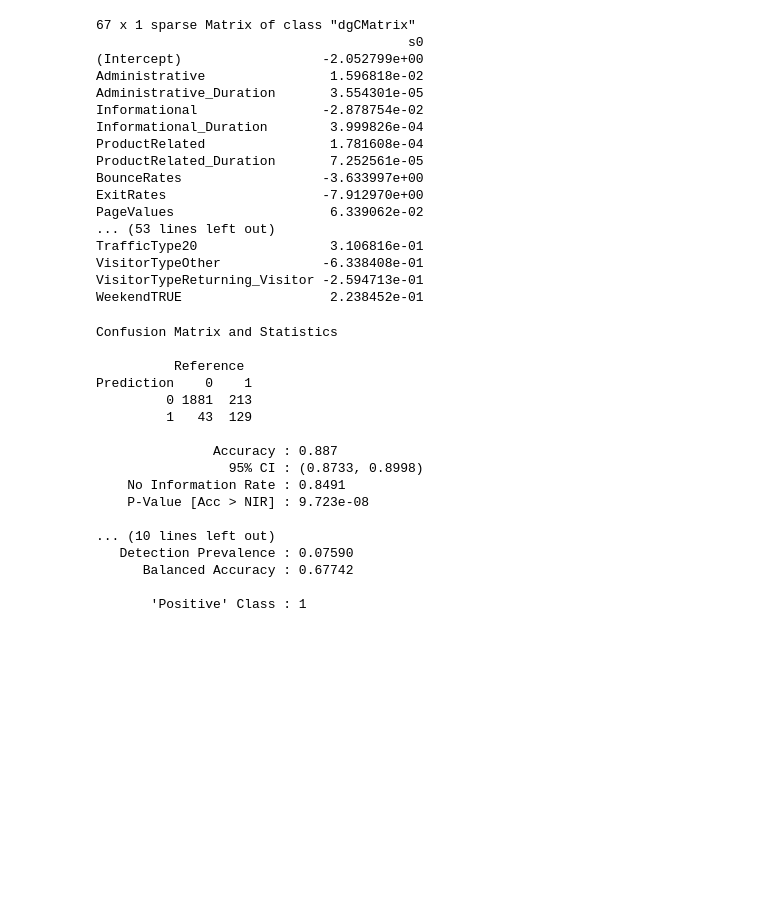
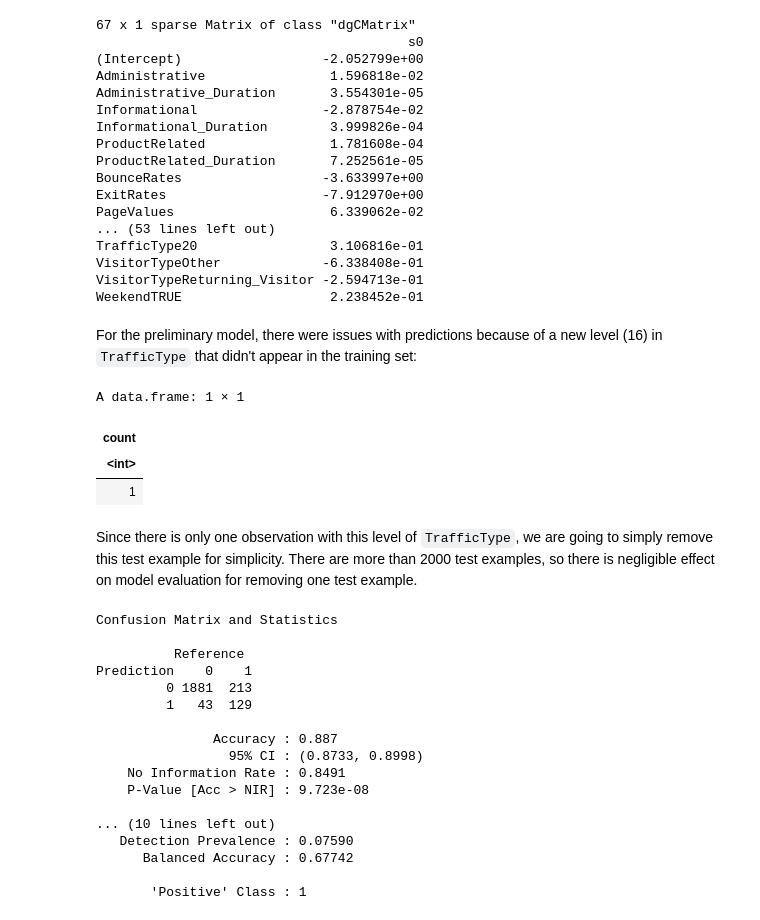
Before and after one commit to schan26/stat301-project, a Jupyter notebook: stat301_code.ipynb, the cells around one changed output. Saved outputs shown, nothing was run; the diff lists cells and outputs as text; code cells hidden in the pictures; blank space fills up the shorter version.

```diff
--- a/stat301_code.ipynb
+++ b/stat301_code.ipynb
@@ -557,3 +551,15 @@ matrix_Y_test <-
+# %% [markdown]
+For the preliminary model, there were issues with predictions because of a new level (16) in `TrafficType` that didn't appear in the training set:
+# %%
+testing %>%
+summarize(count = sum(TrafficType == 16))
+# %% [output]
+A data.frame: 1 × 1
+| count |
+| <int> |
+| 1 |
+# %% [markdown]
+Since there is only one observation with this level of `TrafficType`, we are going to simply remove this test example for simplicity. There are more than 2000 test examples, so there is negligible effect on model evaluation for removing one test example.
 # %%
 test_data_prelim <- testing %>% filter(TrafficType != 16)
 # %%
```
Also changed, not shown: parts of 6 cells of this notebook.
